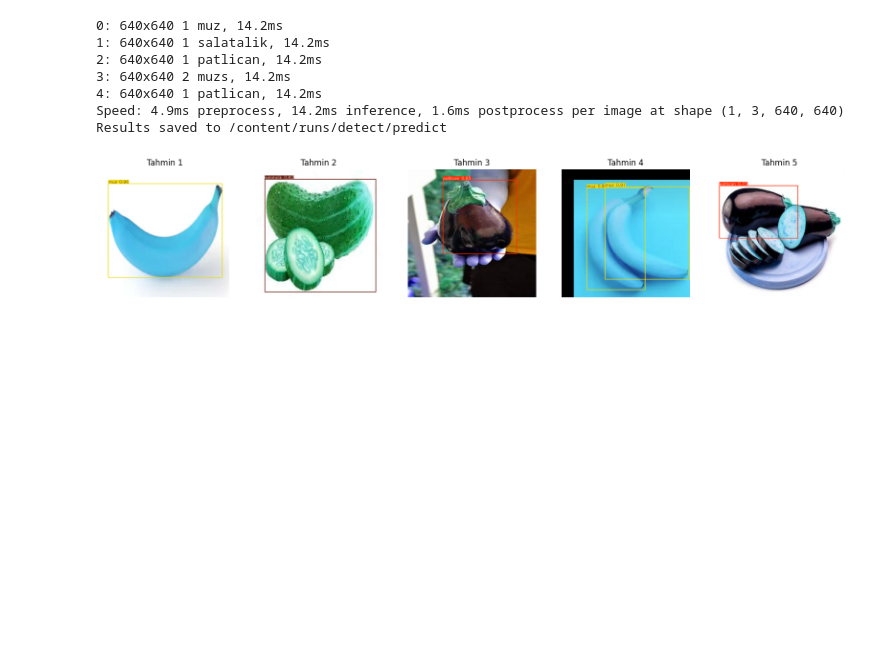
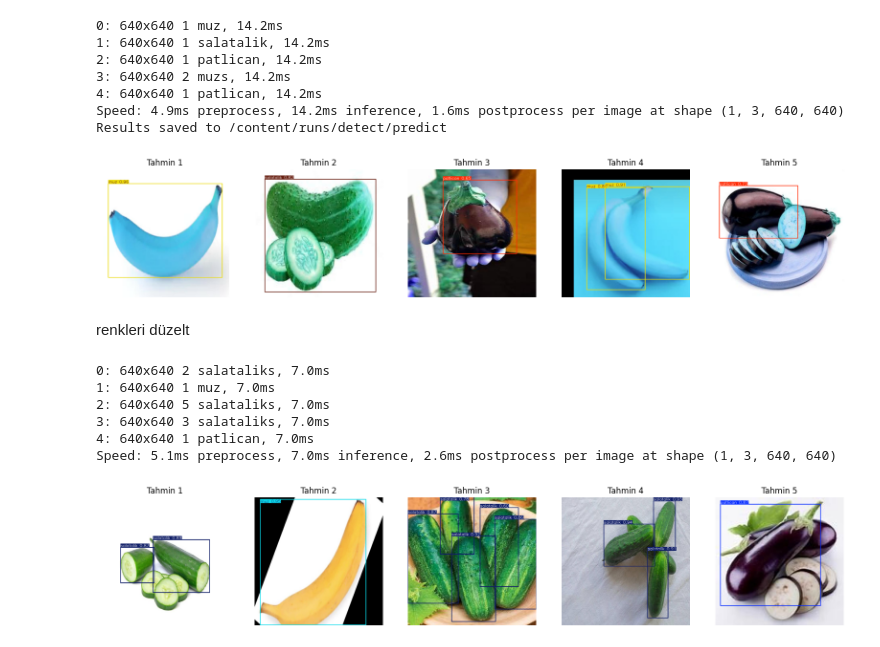
Before and after one commit to rabia28k/Manav-Yapay-Zeka-YOLOv8, a Jupyter notebook: Manav_Yapi_Egitim.ipynb, the cells around one changed output. Saved outputs shown, nothing was run; the diff lists cells and outputs as text; code cells hidden in the pictures; blank space fills up the shorter version.

```diff
--- a/Manav_Yapi_Egitim.ipynb
+++ b/Manav_Yapi_Egitim.ipynb
@@ -173,3 +173,50 @@ plt.show()
 Speed: 4.9ms preprocess, 14.2ms inference, 1.6ms postprocess per image at shape (1, 3, 640, 640)
 Results saved to /content/runs/detect/predict
 [figure]
+# %% [markdown]
+renkleri düzelt
+# %%
+import glob
+import random
+import matplotlib.pyplot as plt
+import matplotlib.image as mpimg
+import cv2 # OpenCV'yi import et
+from ultralytics import YOLO
+
+# 1. Modeli yükleyelim
+model_path = '/content/runs/detect/meyve_sebze_modelim/weights/best.pt'
+model = YOLO(model_path)
+
+# 2. Test klasöründeki resim yollarını alalım
+test_images = glob.glob('/content/drive/MyDrive/MEYVE_SEBZE_FINAL_DATASET/test/images/*.jpg')
+
+# 3. Rastgele 5 tane resim seçelim
+random_test_images = random.sample(test_images, 5)
+
+# 4. Tahmin yapalım (Resim üzerine çizilmiş halini alacağız)
+results = model.predict(source=random_test_images, conf=0.5)
+
+# 5. Sonuçları BGR'den RGB'ye çevirip gösterelim
+plt.figure(figsize=(20, 10))
+for i, res in enumerate(results):
+    img = res.plot() # Tahmin kutuları çizilmiş hali (BGR)
+
+    # Kritik Adım: OpenCV ile BGR'yi RGB'ye çevir
+    img_rgb = cv2.cvtColor(img, cv2.COLOR_BGR2RGB)
+
+    plt.subplot(1, 5, i+1)
+    plt.imshow(img_rgb) # Şimdi doğru renkler!
+    plt.title(f"Tahmin {i+1}")
+    plt.axis('off')
+
+plt.show()
+
+# [Kendime Not] 12:55. Renkleri BGR'den RGB'ye çevirmedenimshow yapınca garip çıkıyorlardı. cvtColor ile düzelttim.
+# %% [output]
+0: 640x640 2 salataliks, 7.0ms
+1: 640x640 1 muz, 7.0ms
+2: 640x640 5 salataliks, 7.0ms
+3: 640x640 3 salataliks, 7.0ms
+4: 640x640 1 patlican, 7.0ms
+Speed: 5.1ms preprocess, 7.0ms inference, 2.6ms postprocess per image at shape (1, 3, 640, 640)
+[figure, added]
```
Also changed, not shown: parts of 3 cells of this notebook.
